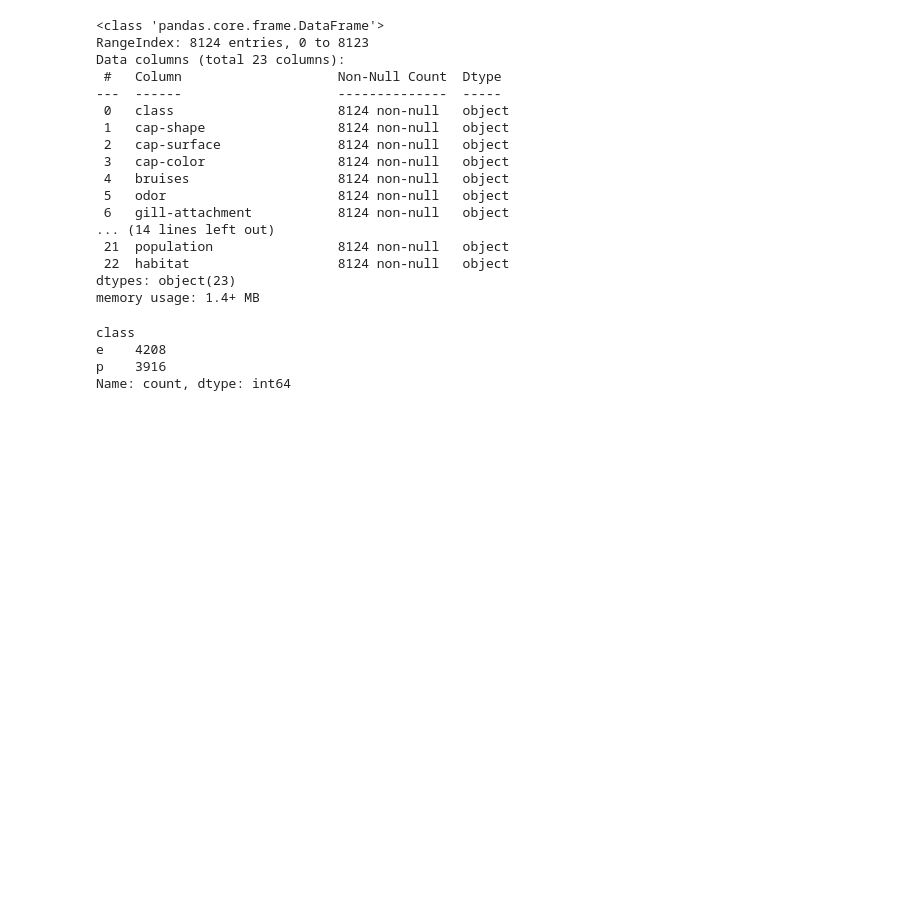
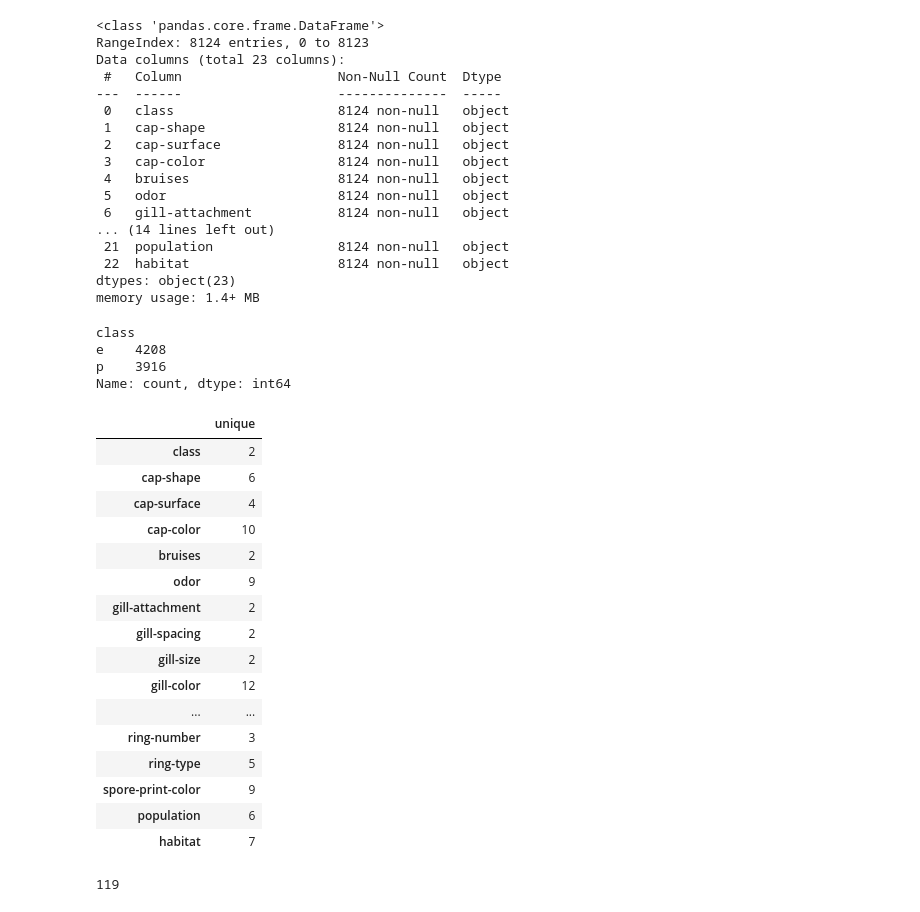
Before and after one commit to eren9677/CEN-451, a Jupyter notebook: mushroom.ipynb, the cells around one changed output. Saved outputs shown, nothing was run; the diff lists cells and outputs as text; code cells hidden in the pictures; blank space fills up the shorter version.

```diff
--- a/mushroom.ipynb
+++ b/mushroom.ipynb
@@ -51,3 +57,28 @@ class
 e    4208
 p    3916
 Name: count, dtype: int64
+# %%
+a = mushroom.describe()[1:2]
+a = a.transpose()
+display(a) #as we can see the veil-type is irrelevant because it has only a value
+
+a["unique"].sum()
+# %% [output]
+|  | unique |
+| class | 2 |
+| cap-shape | 6 |
+| cap-surface | 4 |
+| cap-color | 10 |
+| bruises | 2 |
+| odor | 9 |
+| gill-attachment | 2 |
+| gill-spacing | 2 |
+| gill-size | 2 |
+| gill-color | 12 |
+| ... | ... |
+| ring-number | 3 |
+| ring-type | 5 |
+| spore-print-color | 9 |
+| population | 6 |
+| habitat | 7 |
+119
```
Also changed, not shown: parts of 6 cells of this notebook.
